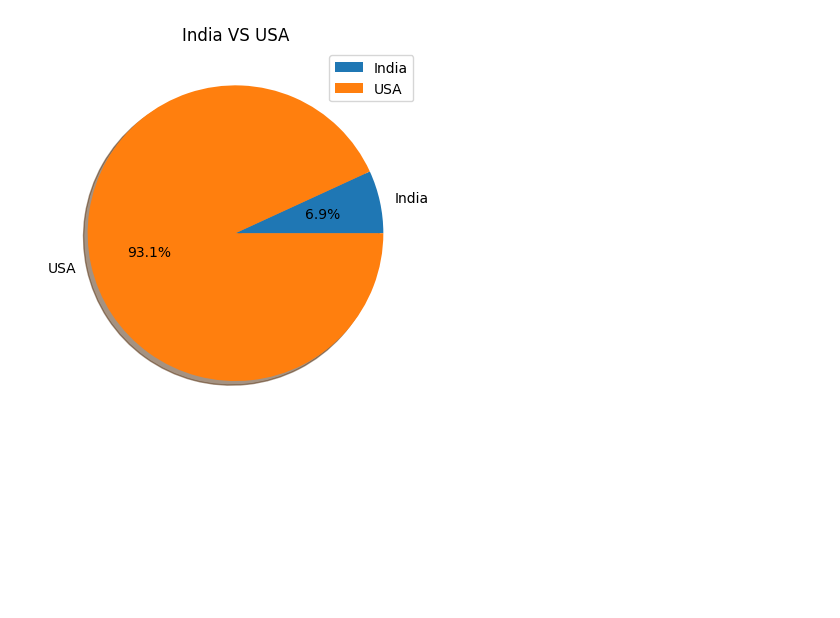
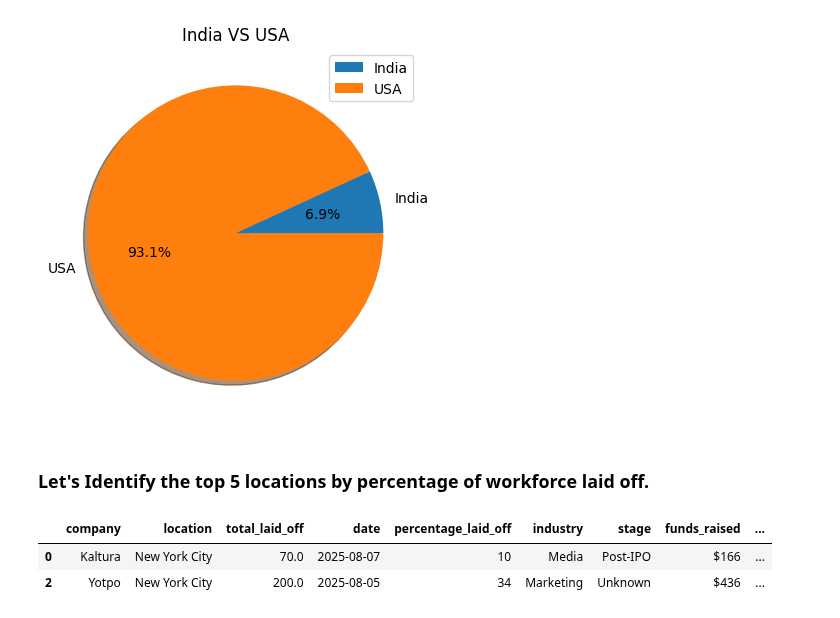
Before and after one commit to neerajcodes888/Recent-Layoffs-Case-Study, a Jupyter notebook: study.ipynb, the cells around one changed output. Cells and saved outputs as stored; diff of their text form; code cells hidden in the pictures; blank space fills up the shorter version.

```diff
--- a/study.ipynb
+++ b/study.ipynb
@@ -594,3 +594,11 @@ plt.legend()
 plt.show()
 # %% [output]
 [figure]
+# %% [markdown]
+### Let's Identify the top 5 locations by percentage of workforce laid off.
+# %%
+data.head(2)
+# %% [output]
+|  | company | location | total_laid_off | date | percentage_laid_off | industry | stage | funds_raised | ... |
+| 0 | Kaltura | New York City | 70.0 | 2025-08-07 | 10 | Media | Post-IPO | $166 | ... |
+| 2 | Yotpo | New York City | 200.0 | 2025-08-05 | 34 | Marketing | Unknown | $436 | ... |
```
Also changed, not shown: parts of 1 cell of this notebook.
